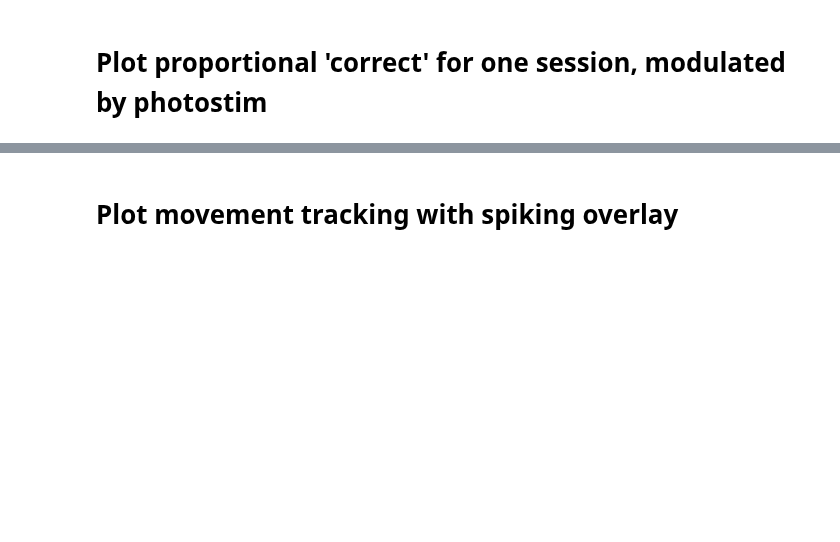
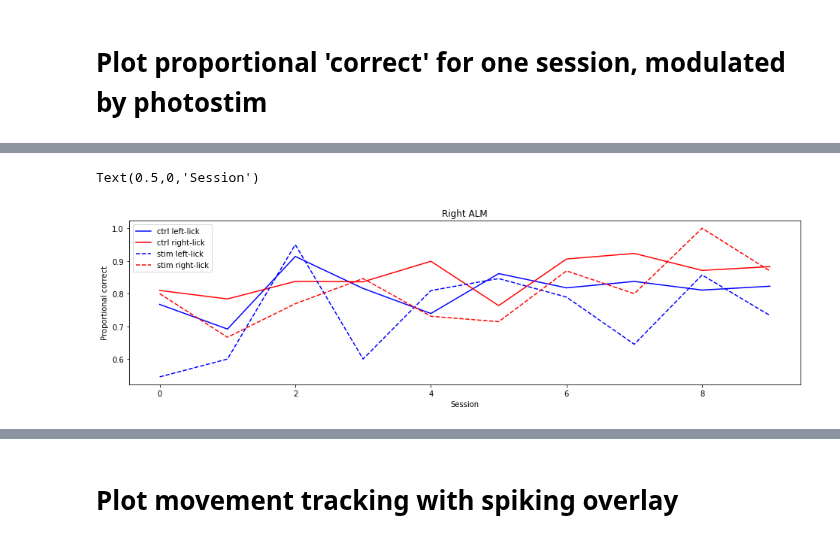
Before and after one commit to mesoscale-activity-map/map-ephys, a Jupyter notebook: notebook/plot_behavior.ipynb, the cells around one changed output, grey strips where cells are left out. Drawn from its saved outputs; the diff is of its cells as text; code cells hidden in the pictures; blank space fills up the shorter version.

```diff
--- a/notebook/plot_behavior.ipynb
+++ b/notebook/plot_behavior.ipynb
@@ -63,0 +118,23 @@ behavior_plot.plot_photostim_effect(session_key, bi_alm_photostim, axis=axs[2],
+# %%
+# Right ALM photostim
+rightALM_pcorrect = []
+for sess, pstim in zip(session_keys, right_alm_photostim):
+    _, (cp_ctrl_left, cp_ctrl_right), (cp_stim_left, cp_stim_right) = behavior_plot.plot_photostim_effect(
+        sess, pstim, plot=False)
+    rightALM_pcorrect.append([cp_ctrl_left, cp_ctrl_right, cp_stim_left, cp_stim_right])
+
+rightALM_pcorrect = np.vstack(rightALM_pcorrect).T
+# %%
+fig, ax = plt.subplots(1, 1, figsize=(16, 4))
+for d, color, style, label in zip(rightALM_pcorrect,
+                                  ('b', 'r', 'b', 'r'),
+                                  ('-', '-','--', '--'),
+                                  ('ctrl left-lick', 'ctrl right-lick', 'stim left-lick', 'stim right-lick')):
+    ax.plot(d, color=color, linestyle=style, label=label)
+ax.legend()
+ax.set_title('Right ALM')
+ax.set_ylabel('Proportional correct')
+ax.set_xlabel('Session')
+# %% [output]
+Text(0.5,0,'Session')
+[figure, added]
```
Also changed, not shown: parts of 20 cells of this notebook, 1 other file.
